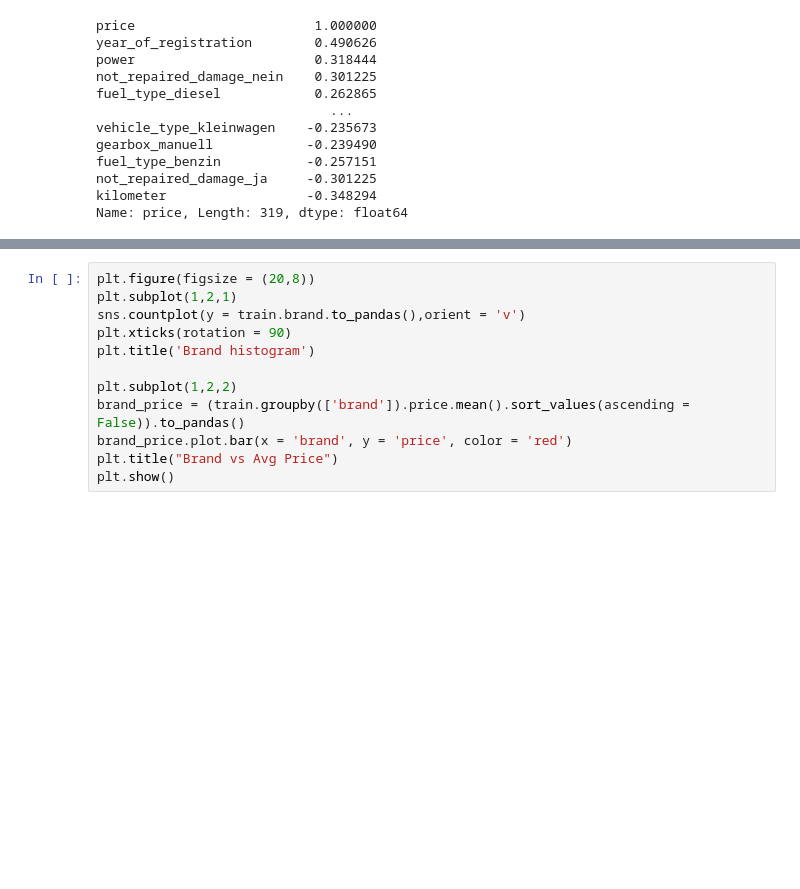
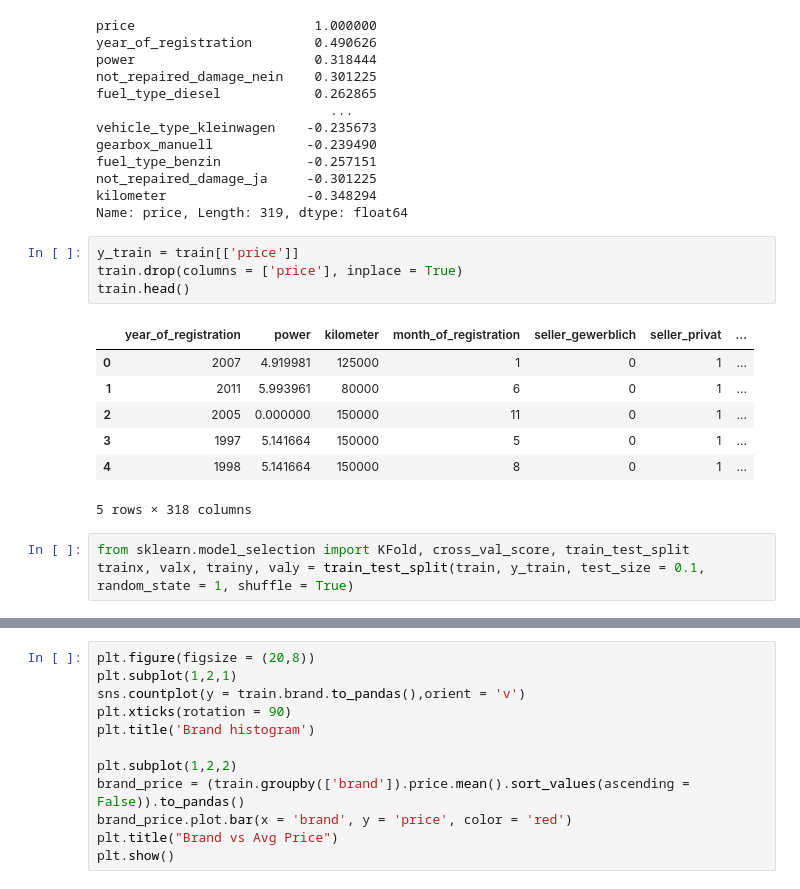
Before and after one commit to Vasan-th/Summer-School-2022, a Jupyter notebook: car-price-prediction.ipynb, the cells around one changed output, grey strips where cells are left out. Cells and saved outputs as stored; diff of their text form; blank space fills up the shorter version.

```diff
--- a/car-price-prediction.ipynb
+++ b/car-price-prediction.ipynb
@@ -246,3 +233,18 @@ fuel_type_benzin           -0.257151
 not_repaired_damage_ja     -0.301225
 kilometer                  -0.348294
 Name: price, Length: 319, dtype: float64
+# %%
+y_train = train[['price']]
+train.drop(columns = ['price'], inplace = True)
+train.head()
+# %% [output]
+|  | year_of_registration | power | kilometer | month_of_registration | seller_gewerblich | seller_privat | ... |
+| 0 | 2007 | 4.919981 | 125000 | 1 | 0 | 1 | ... |
+| 1 | 2011 | 5.993961 | 80000 | 6 | 0 | 1 | ... |
+| 2 | 2005 | 0.000000 | 150000 | 11 | 0 | 1 | ... |
+| 3 | 1997 | 5.141664 | 150000 | 5 | 0 | 1 | ... |
+| 4 | 1998 | 5.141664 | 150000 | 8 | 0 | 1 | ... |
+5 rows × 318 columns
+# %%
+from sklearn.model_selection import KFold, cross_val_score, train_test_split
+trainx, valx, trainy, valy = train_test_split(train, y_train, test_size = 0.1, random_state = 1, shuffle = True)
```
Also changed, not shown: parts of 19 cells of this notebook.
